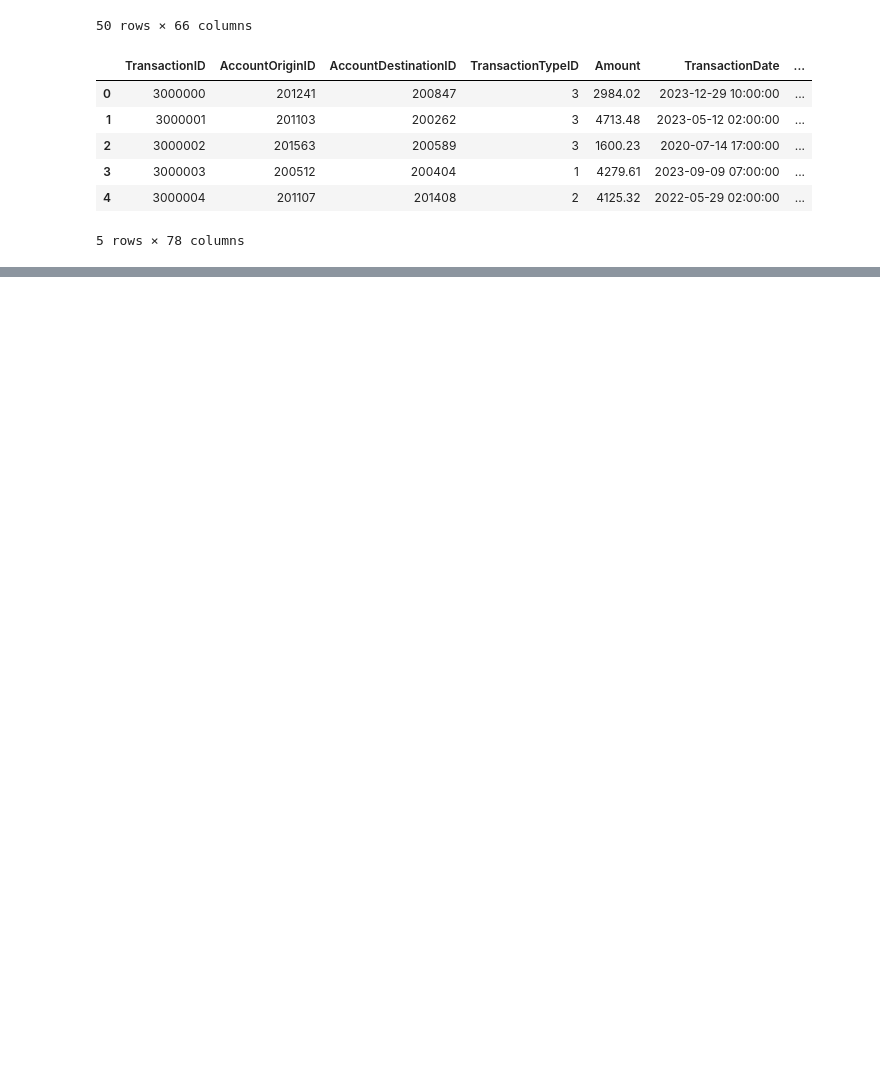
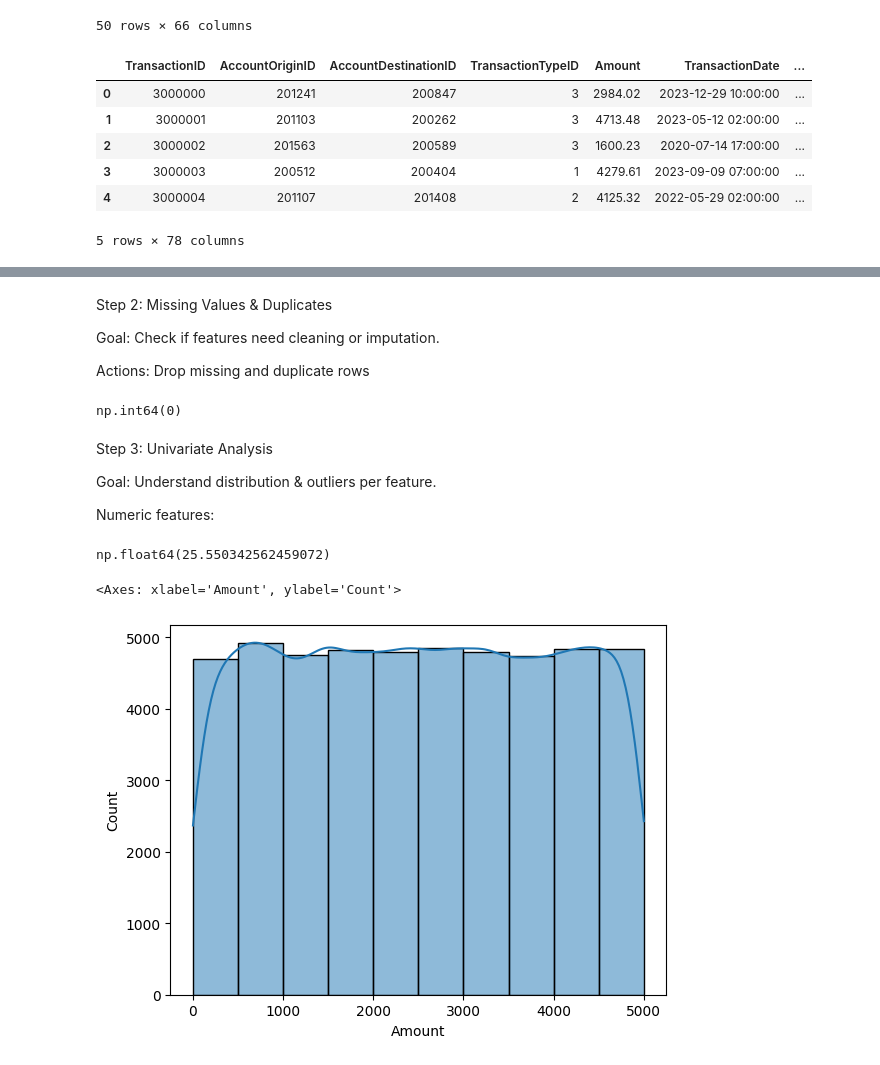
Before and after one commit to HamzaWajid1/synthetic-finance-mlops, a Jupyter notebook: notebooks/02_feature_engineering.ipynb, the cells around one changed output, grey strips where cells are left out. Cells and saved outputs as stored; diff of their text form; code cells hidden in the pictures; blank space fills up the shorter version.

```diff
--- a/notebooks/02_feature_engineering.ipynb
+++ b/notebooks/02_feature_engineering.ipynb
@@ -46,0 +1198,21 @@ Available DataFrames: ['accounts_cleaned', 'account_statuses', 'account_types',
+# %%
+# Debug: Check what columns are available in the merged dataset
+print("🔍 Debugging merged dataset columns...")
+print(f"Shape of df_final: {df_final.shape}")
+print(f"\nColumns in df_final:")
+print(df_final.columns.tolist())
+
+# Check if customer-related columns exist
+customer_columns = [col for col in df_final.columns if 'Customer' in col or 'customer' in col]
+print(f"\nCustomer-related columns: {customer_columns}")
+
+# Check if we have the expected customer type columns
+expected_customer_cols = ['Origin_CustomerType', 'Dest_CustomerType']
+missing_cols = [col for col in expected_customer_cols if col not in df_final.columns]
+print(f"\nMissing customer columns: {missing_cols}")
+
+# Let's see what customer columns we actually have
+print(f"\nAll columns containing 'Customer':")
+for col in df_final.columns:
+    if 'Customer' in col or 'customer' in col:
+        print(f"  - {col}")
@@ -333,0 +1859,5 @@ df_final1.head()
+# %%
+df=df_final1
+df.info()          # Data types, null counts
+df.describe()      # Summary stats for numeric columns
+df.nunique()       # Number of unique values for each column
@@ -333,0 +1894,28 @@ df_final1.head()
+# %% [markdown]
+Step 2: Missing Values & Duplicates
+
+Goal: Check if features need cleaning or imputation.
+
+Actions: Drop missing and duplicate rows
+# %%
+missing = df.isnull().sum() / len(df) * 100  # % missing per column
+duplicates = df.duplicated().sum()          # count of duplicate rows
+# %% [output]
+np.int64(0)
+# %% [markdown]
+Step 3: Univariate Analysis
+
+Goal: Understand distribution & outliers per feature.
+
+Numeric features:
+# %%
+df['Amount_to_DestBalance'].skew()
+# %% [output]
+np.float64(25.550342562459072)
+# %%
+import seaborn as sns
+sns.histplot(x=df['Amount'],bins=10, kde=True)   # check skew & spread
+#sns.boxplot(x=df['Amount'])                     # visualize extreme outliers
+# %% [output]
+<Axes: xlabel='Amount', ylabel='Count'>
+[figure, added]
```
Also changed, not shown: parts of 72 cells of this notebook, 2 other files.
